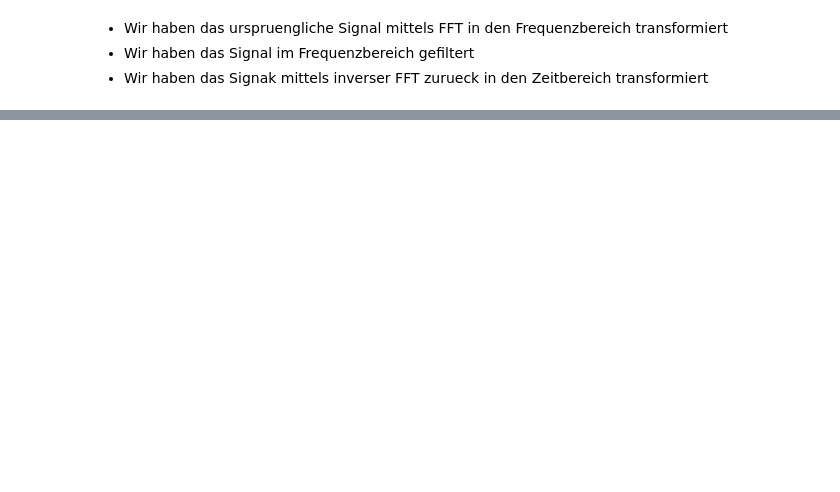
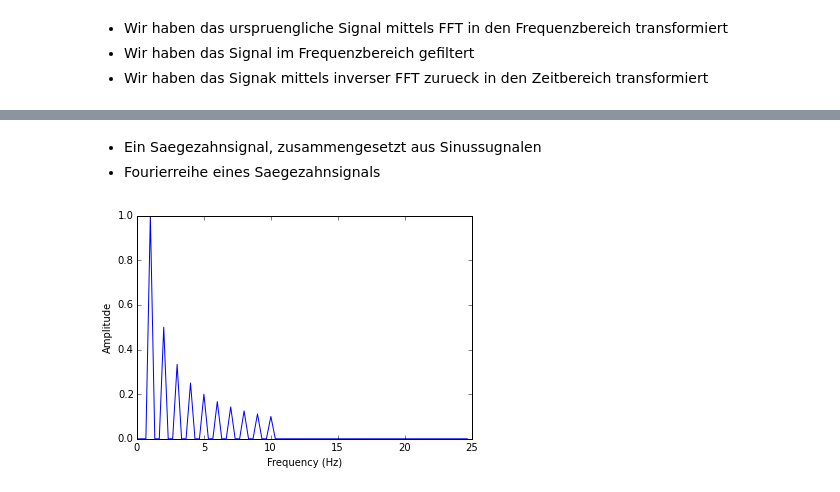
Before and after one commit to kaback/workshops, a Jupyter notebook: fourieranalyse_fuer_dummies/Fourieranalyse fuer Dummies.ipynb, the cells around one changed output, grey strips where cells are left out. Cells and saved outputs as stored; diff of their text form; code cells hidden in the pictures; blank space fills up the shorter version.

Commit message:
added Fourierreihen

```diff
--- a/fourieranalyse_fuer_dummies/Fourieranalyse fuer Dummies.ipynb
+++ b/fourieranalyse_fuer_dummies/Fourieranalyse fuer Dummies.ipynb
@@ -151,0 +202,7 @@ plt.plot(time,i_x)
+# %% [markdown]
+* Ein Saegezahnsignal, zusammengesetzt aus Sinussugnalen
+* Fourierreihe eines Saegezahnsignals
+# %%
+tmp = do_fft(x)
+# %% [output]
+[figure, added]
```
Also changed, not shown: parts of 27 cells of this notebook.
